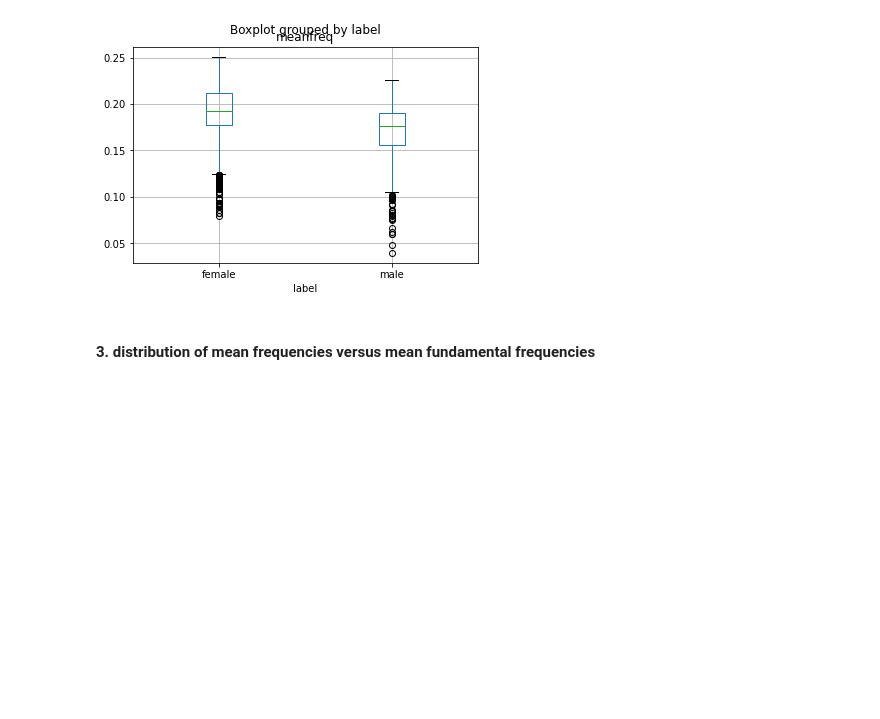
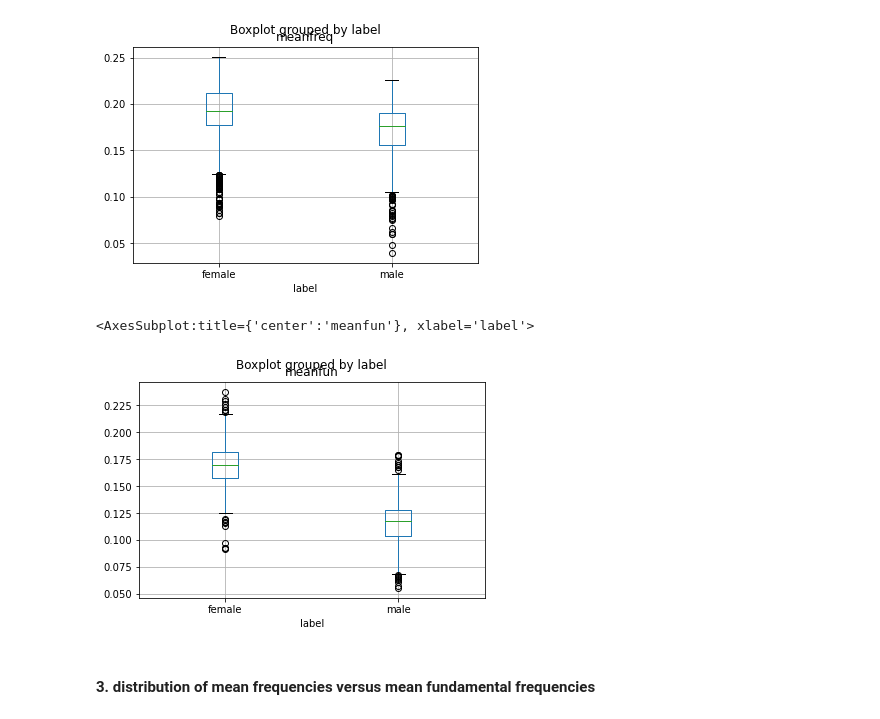
Before and after one commit to Popusa/gender-voice-classification, a Jupyter notebook: gender-voice-classification.ipynb, the cells around one changed output. Cells and saved outputs as stored; diff of their text form; code cells hidden in the pictures; blank space fills up the shorter version.

```diff
--- a/gender-voice-classification.ipynb
+++ b/gender-voice-classification.ipynb
@@ -235,6 +229,11 @@ df.boxplot(column = 'meanfreq', by = 'label')
 # %% [output]
 <AxesSubplot:title={'center':'meanfreq'}, xlabel='label'>
 [figure]
+# %%
+df.boxplot(column = 'meanfun', by = 'label')
+# %% [output]
+<AxesSubplot:title={'center':'meanfun'}, xlabel='label'>
+[figure, added]
 # %% [markdown]
 #### 3. distribution of mean frequencies versus mean fundamental frequencies
 # %%
```
Also changed, not shown: parts of 107 cells of this notebook.
